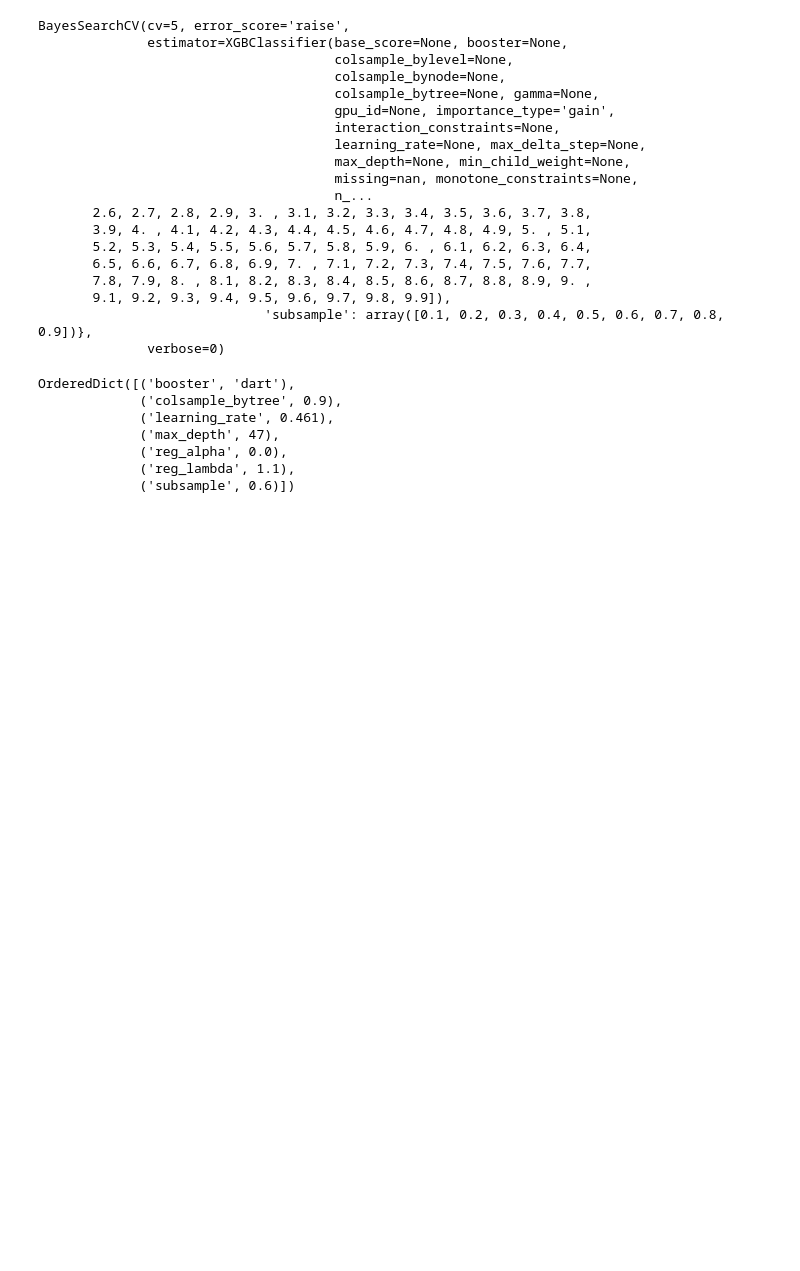
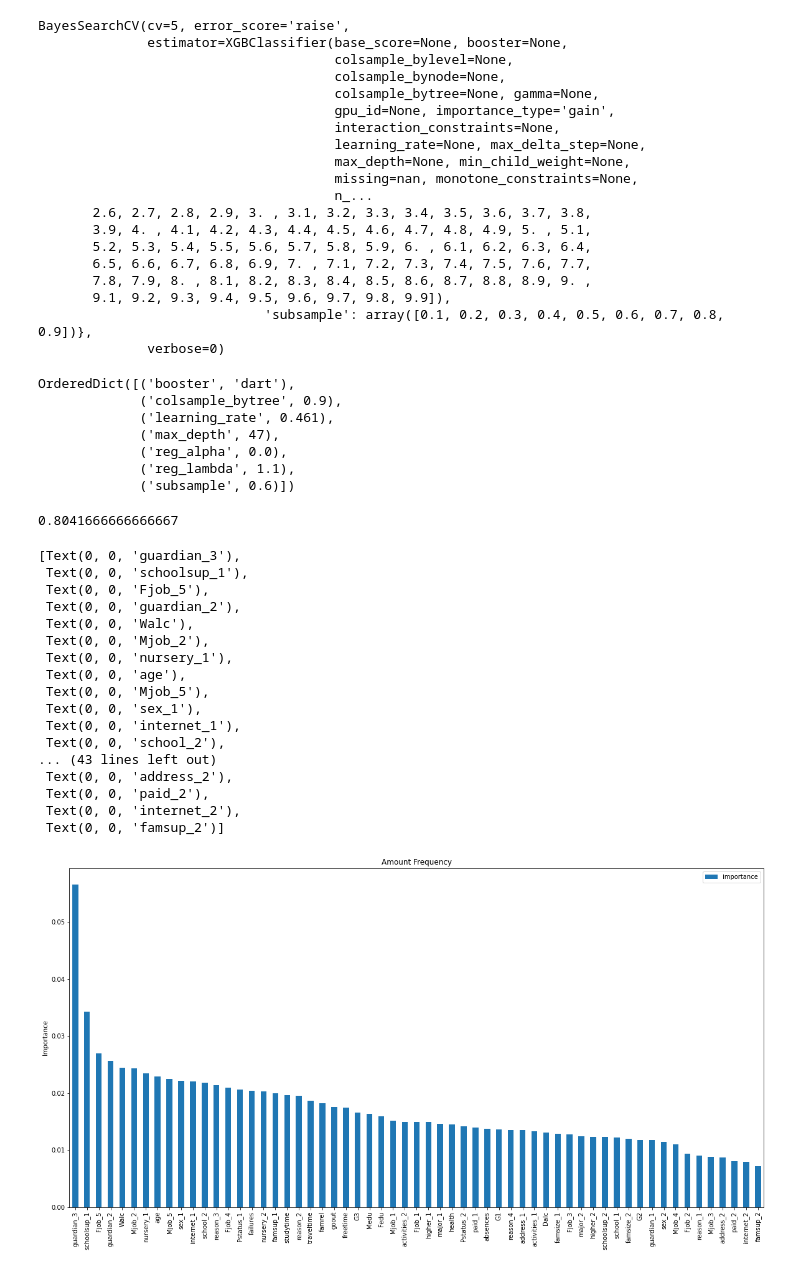
Before and after one commit to HaZdula/alcohol_romantics, a Jupyter notebook: Tuning.ipynb, the cells around one changed output. Saved outputs shown, nothing was run; the diff lists cells and outputs as text; code cells hidden in the pictures; blank space fills up the shorter version.

```diff
--- a/Tuning.ipynb
+++ b/Tuning.ipynb
@@ -149,3 +149,64 @@ OrderedDict([('booster', 'dart'),
              ('reg_alpha', 0.0),
              ('reg_lambda', 1.1),
              ('subsample', 0.6)])
+# %%
+xgb_model = xgb.XGBClassifier()
+xgb_model.load_model('alco.model')
+# %%
+df = pd.read_csv("students-all.csv")
+# remove rownames
+df = df.iloc[:,1:]
+
+encoder = ce.OneHotEncoder()
+
+df = pd.read_csv("students-all.csv").iloc[:,1:]
+y = df.romantic
+df = df.drop("romantic", axis =1)
+
+df_one_hot = encoder.fit_transform(df)
+
+target = np.where(y=='yes', 1, 0)
+
+X_train, X_test, y_train, y_test = train_test_split(df_one_hot,
+                                                    target, test_size = 0.2, random_state = 666)
+# %%
+y_predict_prob = xgb_model.predict_proba(X_test)[:,1]
+y_pres = xgb_model.predict(X_test)
+from sklearn.metrics import roc_auc_score
+roc_auc_score(y_test, y_predict_prob)
+# %% [output]
+0.8041666666666667
+# %%
+sorted_idx = np.argsort(xgb_model.feature_importances_)[::-1]
+names = []
+val = []
+for index in sorted_idx:
+    names.append(X_train.columns[index])
+    val.append(xgb_model.feature_importances_[index])
+
+d = pd.DataFrame({'feature':names, 'importance': val})
+plt.rcParams['figure.figsize'] = [20, 10]
+ax = d.plot(kind='bar', label = names)
+ax.set_title('Amount Frequency')
+ax.set_xlabel('')
+ax.set_ylabel('Importance')
+ax.set_xticklabels(names)
+# %% [output]
+[Text(0, 0, 'guardian_3'),
+ Text(0, 0, 'schoolsup_1'),
+ Text(0, 0, 'Fjob_5'),
+ Text(0, 0, 'guardian_2'),
+ Text(0, 0, 'Walc'),
+ Text(0, 0, 'Mjob_2'),
+ Text(0, 0, 'nursery_1'),
+ Text(0, 0, 'age'),
+ Text(0, 0, 'Mjob_5'),
+ Text(0, 0, 'sex_1'),
+ Text(0, 0, 'internet_1'),
+ Text(0, 0, 'school_2'),
+... (43 lines left out)
+ Text(0, 0, 'address_2'),
+ Text(0, 0, 'paid_2'),
+ Text(0, 0, 'internet_2'),
+ Text(0, 0, 'famsup_2')]
+[figure, added]
```
Also changed, not shown: 1 other file.
